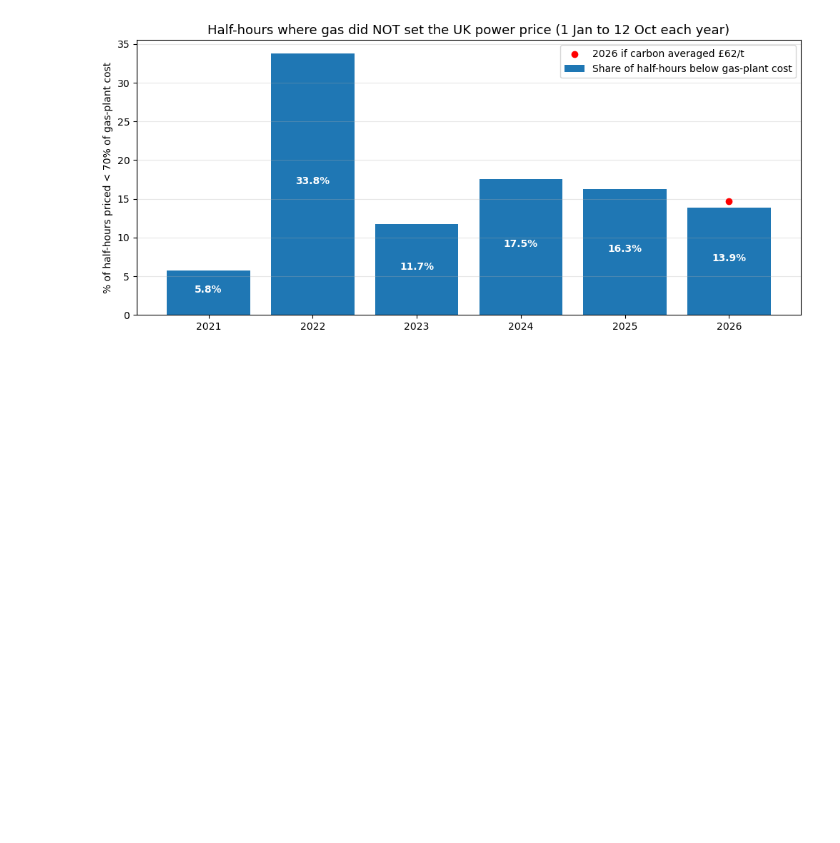
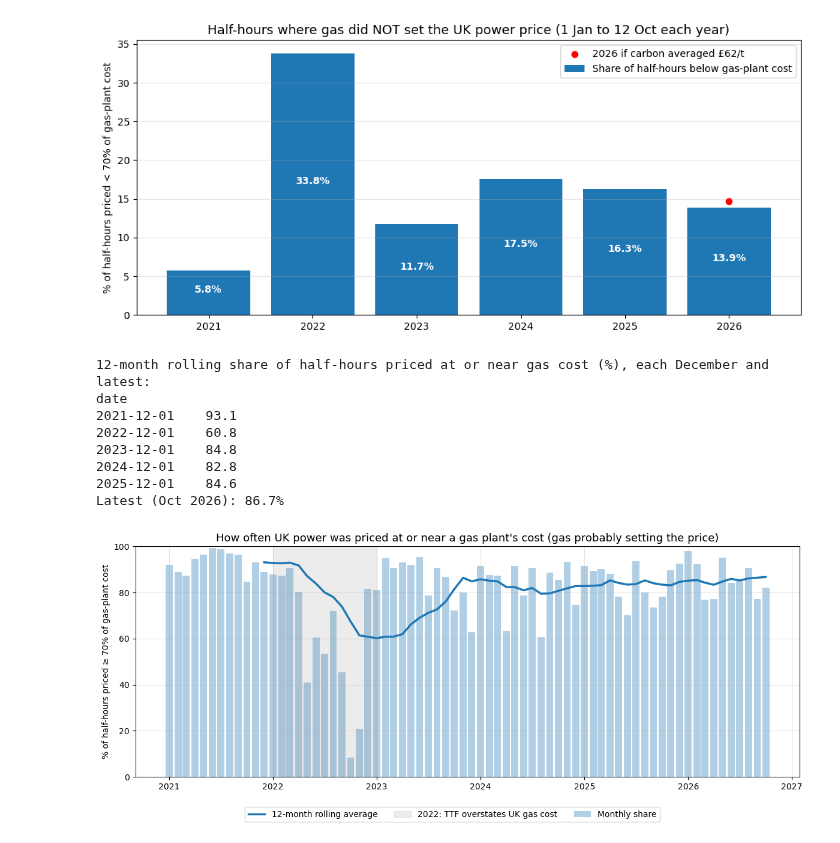
Before and after one commit to ottoittikorn/Projects, a Jupyter notebook: Energy/UK_Gas_Power_2026.ipynb, the cells around one changed output. Saved outputs shown, nothing was run; the diff lists cells and outputs as text; code cells hidden in the pictures; blank space fills up the shorter version.

```diff
--- a/Energy/UK_Gas_Power_2026.ipynb
+++ b/Energy/UK_Gas_Power_2026.ipynb
@@ -725,5 +652,44 @@ date
 2025                      16.3                    16.3               81.4                        85.1
 2026                      13.9                    14.7              104.1                       107.1
 [figure]
+# %%
+# Same test month by month, using every half-hour since 2021 (not just Jan to Oct)
+hh_all = mid[mid["date"].dt.year.isin(UK_ETS.keys())].copy()
+hh_all["gas"] = hh_all["date"].map(gas_daily)
+hh_all = hh_all.dropna(subset=["gas"])
+carbon = hh_all["date"].dt.year.map(UK_ETS) + CPS
+gas_cost = HEAT_RATE * (hh_all["gas"] + EMISSIONS * carbon)
+hh_all["near_gas_cost"] = hh_all["price"] >= THRESHOLD * gas_cost
+
+monthly_share = hh_all.groupby(hh_all["date"].dt.to_period("M"))["near_gas_cost"].mean() * 100
+monthly_share.index = monthly_share.index.to_timestamp()
+rolling_share = monthly_share.rolling(12).mean()
+
+print("12-month rolling share of half-hours priced at or near gas cost (%), each December and latest:")
+print(rolling_share[rolling_share.index.month == 12].round(1).to_string())
+print(f"Latest ({rolling_share.index[-1]:%b %Y}): {rolling_share.iloc[-1]:.1f}%")
+
+fig, ax = plt.subplots(figsize=(12, 5))
+ax.bar(monthly_share.index, monthly_share, width=25, color="tab:blue", alpha=0.35, label="Monthly share")
+ax.plot(rolling_share.index, rolling_share, color="tab:blue", linewidth=2.5, label="12-month rolling average")
+ax.axvspan(pd.Timestamp("2022-01-01"), pd.Timestamp("2022-12-31"), color="grey", alpha=0.15,
+           label="2022: TTF overstates UK gas cost")
+ax.set_ylim(0, 100)
+ax.set_title("How often UK power was priced at or near a gas plant's cost (gas probably setting the price)", fontsize=13)
+ax.set_ylabel(f"% of half-hours priced ≥ {THRESHOLD:.0%} of gas-plant cost")
+fig.legend(loc="lower center", ncol=3)
+ax.grid(True, alpha=0.3)
+plt.tight_layout(rect=[0, 0.08, 1, 1])
+plt.show()
+# %% [output]
+12-month rolling share of half-hours priced at or near gas cost (%), each December and latest:
+date
+2021-12-01    93.1
+2022-12-01    60.8
+2023-12-01    84.8
+2024-12-01    82.8
+2025-12-01    84.6
+Latest (Oct 2026): 86.7%
+[figure, added]
 # %% [markdown]
 ### What the half-hourly test shows
```
Also changed, not shown: parts of 12 cells of this notebook, 1 other file.
